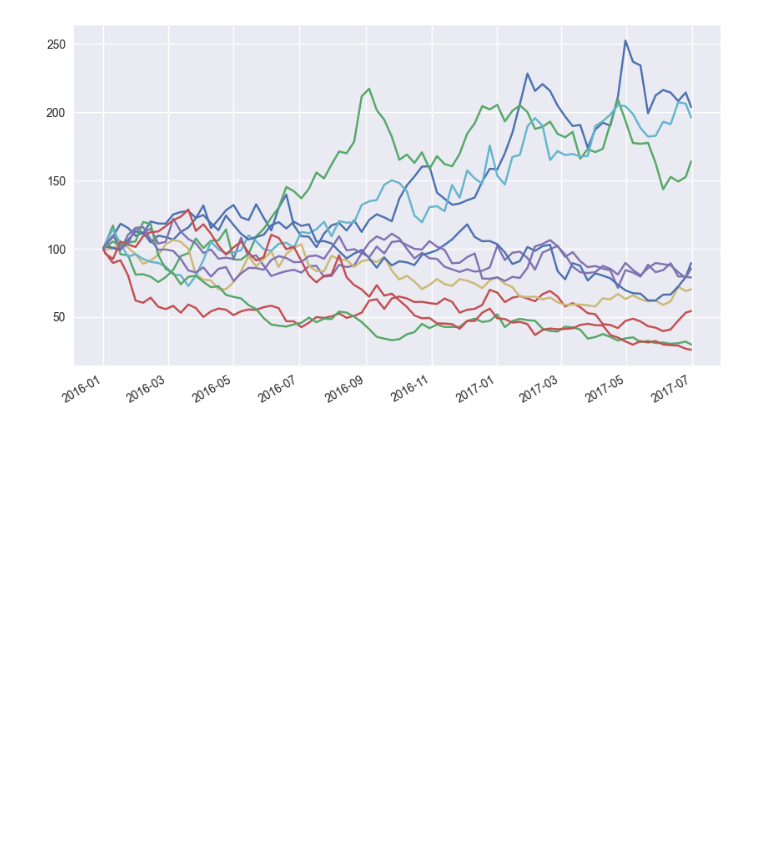
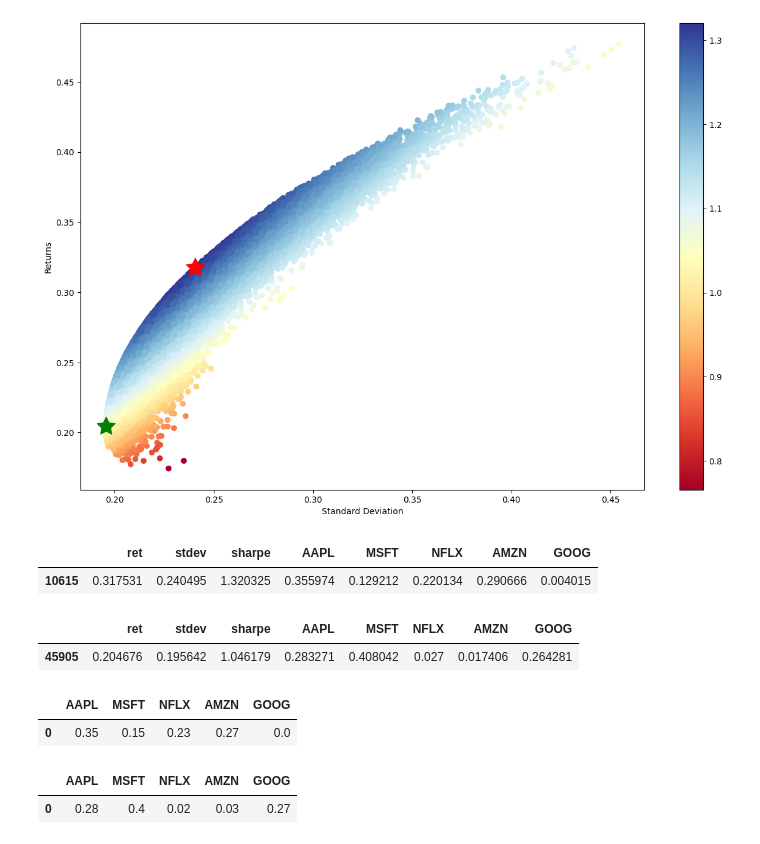
Before and after one commit to ChoiInYeol/Finance-Data-Analysis-Project, a Jupyter notebook: capston.ipynb, the cells around one changed output. Saved outputs shown, nothing was run; the diff lists cells and outputs as text; code cells hidden in the pictures; blank space fills up the shorter version.

```diff
--- a/capston.ipynb
+++ b/capston.ipynb
@@ -42,4 +0,0 @@ pdf = pd.DataFrame(gbm_2.get_instrument_values(), index=gbm_2.time_grid)
-# %%
-pdf.iloc[:, :10].plot(legend=False, figsize=(10, 6));
-# %% [output]
-[figure, removed]
@@ -45,0 +16,56 @@ pdf.iloc[:, :10].plot(legend=False, figsize=(10, 6));
+# %%
+def calc_portfolio_perf(weights, mean_returns, cov, rf):
+    portfolio_return = np.sum(mean_returns * weights) * 252
+    portfolio_std = np.sqrt(np.dot(weights.T, np.dot(cov, weights))) * np.sqrt(252)
+    sharpe_ratio = (portfolio_return - rf) / portfolio_std
+    return portfolio_return, portfolio_std, sharpe_ratio
+def simulate_random_portfolios(num_portfolios, mean_returns, cov, rf):
+    results_matrix = np.zeros((len(mean_returns)+3, num_portfolios))
+    for i in range(num_portfolios):
+        weights = np.random.random(len(mean_returns))
+        weights /= np.sum(weights)
+        portfolio_return, portfolio_std, sharpe_ratio = calc_portfolio_perf(weights, mean_returns, cov, rf)
+        results_matrix[0,i] = portfolio_return
+        results_matrix[1,i] = portfolio_std
+        results_matrix[2,i] = sharpe_ratio
+        #iterate through the weight vector and add data to results array
+        for j in range(len(weights)):
+            results_matrix[j+3,i] = weights[j]
+
+    results_df = pd.DataFrame(results_matrix.T,columns=['ret','stdev','sharpe'] + [ticker for ticker in tickers])
+
+    return results_df
+# %%
+mean_returns = df.pct_change().mean()
+cov = df.pct_change().cov()
+num_portfolios = 100000
+rf = 0.0
+results_frame = simulate_random_portfolios(num_portfolios, mean_returns, cov, rf)
+# %%
+#locate position of portfolio with highest Sharpe Ratio
+max_sharpe_port = results_frame.iloc[results_frame['sharpe'].idxmax()]
+#locate positon of portfolio with minimum standard deviation
+min_vol_port = results_frame.iloc[results_frame['stdev'].idxmin()]
+#create scatter plot coloured by Sharpe Ratio
+plt.subplots(figsize=(15,10))
+plt.scatter(results_frame.stdev,results_frame.ret,c=results_frame.sharpe,cmap='RdYlBu')
+plt.xlabel('Standard Deviation')
+plt.ylabel('Returns')
+plt.colorbar()
+#plot red star to highlight position of portfolio with highest Sharpe Ratio
+plt.scatter(max_sharpe_port[1],max_sharpe_port[0],marker=(5,1,0),color='r',s=500)
+#plot green star to highlight position of minimum variance portfolio
+plt.scatter(min_vol_port[1],min_vol_port[0],marker=(5,1,0),color='g',s=500)
+plt.show()
+# %% [output]
+[figure, added]
+# %%
+max_sharpe_port.to_frame().T
+# %% [output]
+|  | ret | stdev | sharpe | AAPL | MSFT | NFLX | AMZN | GOOG |
+| 10615 | 0.317531 | 0.240495 | 1.320325 | 0.355974 | 0.129212 | 0.220134 | 0.290666 | 0.004015 |
+# %%
+min_vol_port.to_frame().T
+# %% [output]
+|  | ret | stdev | sharpe | AAPL | MSFT | NFLX | AMZN | GOOG |
+| 45905 | 0.204676 | 0.195642 | 1.046179 | 0.283271 | 0.408042 | 0.027 | 0.017406 | 0.264281 |
@@ -45,0 +89,5 @@ pdf.iloc[:, :10].plot(legend=False, figsize=(10, 6));
+# %%
+pd.DataFrame([round(x,2) for x in optimal_port_sharpe['x']],index=tickers).T
+# %% [output]
+|  | AAPL | MSFT | NFLX | AMZN | GOOG |
+| 0 | 0.35 | 0.15 | 0.23 | 0.27 | 0.0 |
@@ -45,0 +108,5 @@ pdf.iloc[:, :10].plot(legend=False, figsize=(10, 6));
+# %%
+pd.DataFrame([round(x,2) for x in min_port_variance['x']],index=tickers).T
+# %% [output]
+|  | AAPL | MSFT | NFLX | AMZN | GOOG |
+| 0 | 0.28 | 0.4 | 0.02 | 0.03 | 0.27 |
```
Also changed, not shown: parts of 20 cells of this notebook.
